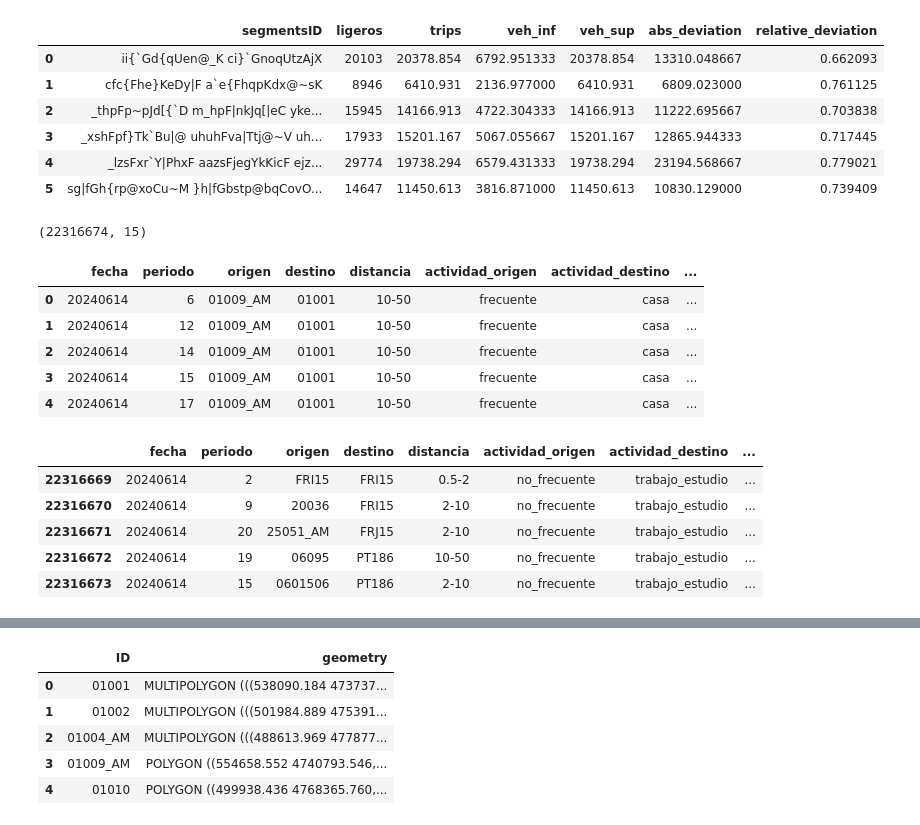
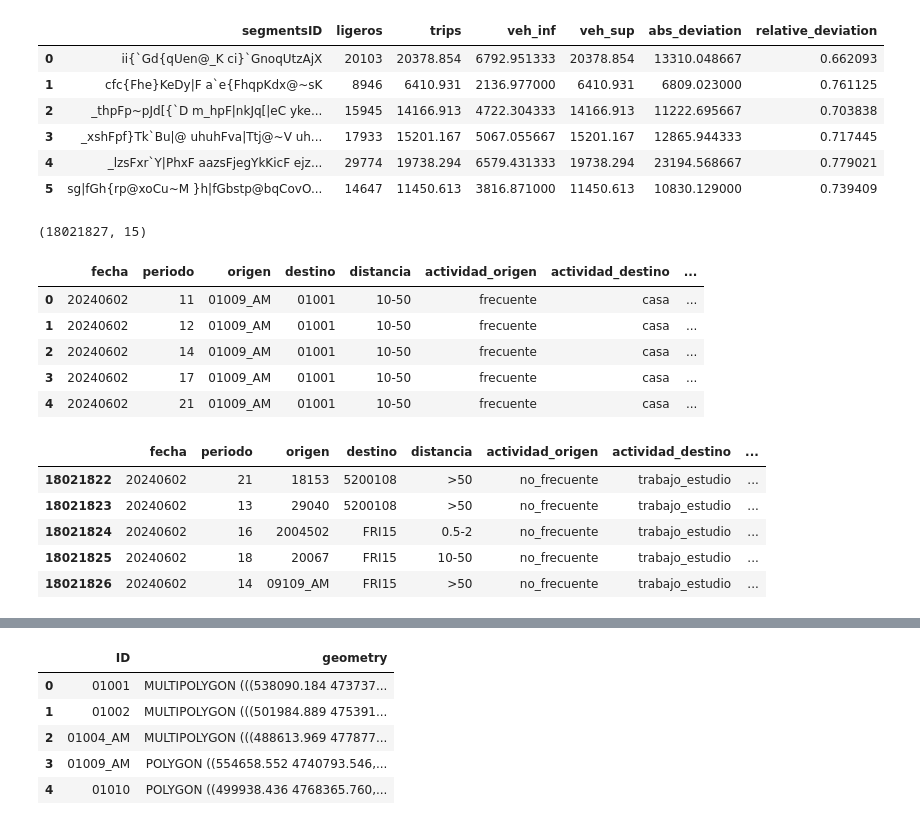
Before and after one commit to carobs9/thesis_project, a Jupyter notebook: mobility_data/viajes_analysis_2.ipynb, the cells around one changed output, grey strips where cells are left out. Saved outputs shown, nothing was run; the diff lists cells and outputs as text; code cells hidden in the pictures.

```diff
--- a/mobility_data/viajes_analysis_2.ipynb
+++ b/mobility_data/viajes_analysis_2.ipynb
@@ -34,26 +34,26 @@ rutas
 # %%
 # get_overview(viajes)
 # %%
-viajes_13 = open_gz(viajes_path, 13)
+viajes_1 = open_gz(viajes_path, 1)
 # %%
-viajes_13.shape
+viajes_1.shape
 # %% [output]
-(22316674, 15)
+(18021827, 15)
 # %%
-viajes_13.head()
+viajes_1.head()
 # %% [output]
 |  | fecha | periodo | origen | destino | distancia | actividad_origen | actividad_destino | ... |
-| 0 | 20240614 | 6 | 01009_AM | 01001 | 10-50 | frecuente | casa | ... |
-| 1 | 20240614 | 12 | 01009_AM | 01001 | 10-50 | frecuente | casa | ... |
-| 2 | 20240614 | 14 | 01009_AM | 01001 | 10-50 | frecuente | casa | ... |
-| 3 | 20240614 | 15 | 01009_AM | 01001 | 10-50 | frecuente | casa | ... |
-| 4 | 20240614 | 17 | 01009_AM | 01001 | 10-50 | frecuente | casa | ... |
+| 0 | 20240602 | 11 | 01009_AM | 01001 | 10-50 | frecuente | casa | ... |
+| 1 | 20240602 | 12 | 01009_AM | 01001 | 10-50 | frecuente | casa | ... |
+| 2 | 20240602 | 14 | 01009_AM | 01001 | 10-50 | frecuente | casa | ... |
+| 3 | 20240602 | 17 | 01009_AM | 01001 | 10-50 | frecuente | casa | ... |
+| 4 | 20240602 | 21 | 01009_AM | 01001 | 10-50 | frecuente | casa | ... |
 # %%
-viajes_13.tail()
+viajes_1.tail()
 # %% [output]
 |  | fecha | periodo | origen | destino | distancia | actividad_origen | actividad_destino | ... |
-| 22316669 | 20240614 | 2 | FRI15 | FRI15 | 0.5-2 | no_frecuente | trabajo_estudio | ... |
-| 22316670 | 20240614 | 9 | 20036 | FRI15 | 2-10 | no_frecuente | trabajo_estudio | ... |
-| 22316671 | 20240614 | 20 | 25051_AM | FRJ15 | 2-10 | no_frecuente | trabajo_estudio | ... |
-| 22316672 | 20240614 | 19 | 06095 | PT186 | 10-50 | no_frecuente | trabajo_estudio | ... |
-| 22316673 | 20240614 | 15 | 0601506 | PT186 | 2-10 | no_frecuente | trabajo_estudio | ... |
+| 18021822 | 20240602 | 21 | 18153 | 5200108 | >50 | no_frecuente | trabajo_estudio | ... |
+| 18021823 | 20240602 | 13 | 29040 | 5200108 | >50 | no_frecuente | trabajo_estudio | ... |
+| 18021824 | 20240602 | 16 | 2004502 | FRI15 | 0.5-2 | no_frecuente | trabajo_estudio | ... |
+| 18021825 | 20240602 | 18 | 20067 | FRI15 | 10-50 | no_frecuente | trabajo_estudio | ... |
+| 18021826 | 20240602 | 14 | 09109_AM | FRI15 | >50 | no_frecuente | trabajo_estudio | ... |
```
Also changed, not shown: parts of 16 cells of this notebook.
